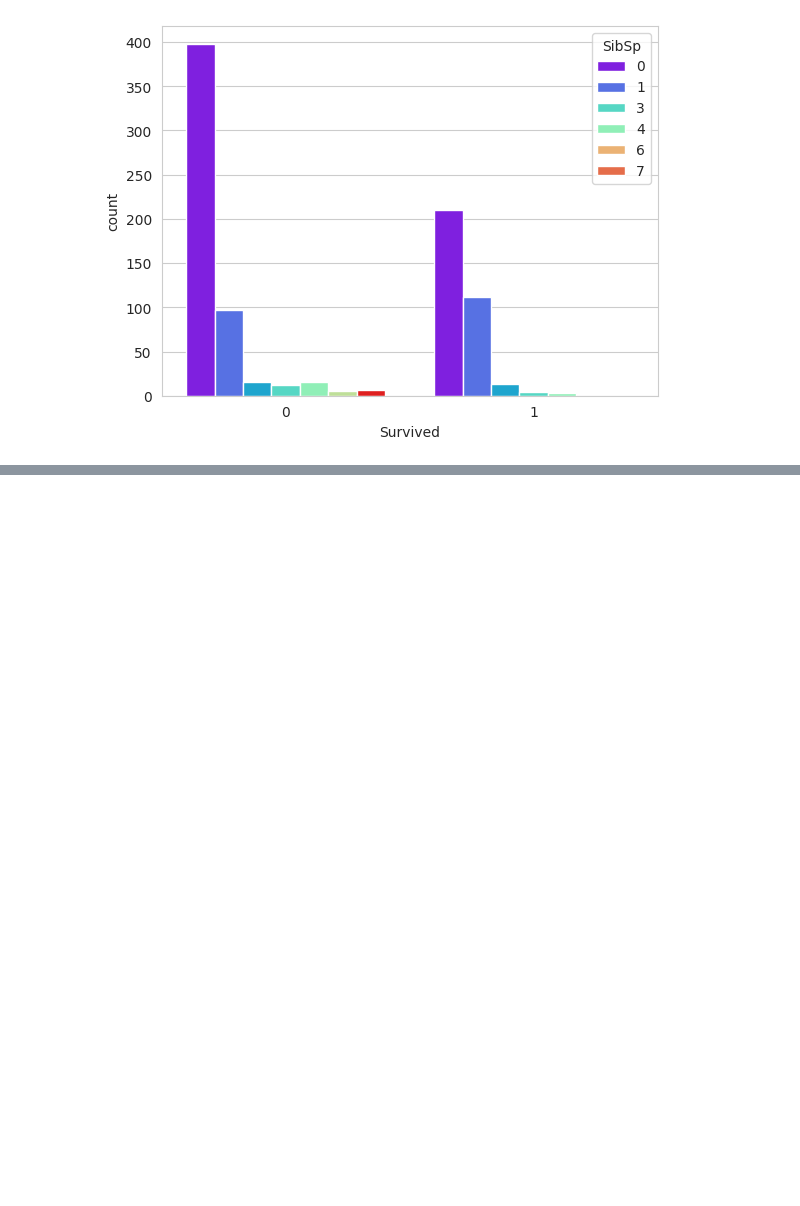
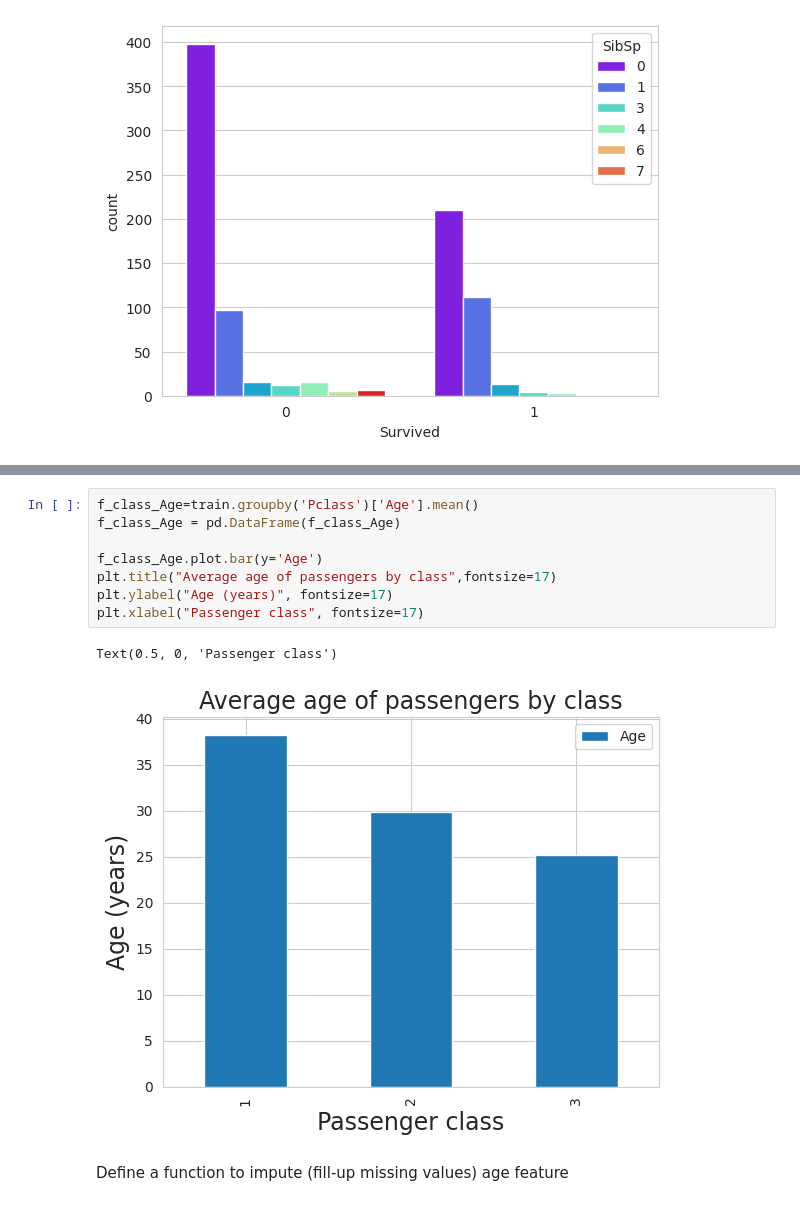
Before and after one commit to 2303A51161/AIML-2025BT17-18, a Jupyter notebook: AIML_A5.ipynb, the cells around one changed output, grey strips where cells are left out. Saved outputs shown, nothing was run; the diff lists cells and outputs as text; blank space fills up the shorter version.

```diff
--- a/AIML_A5.ipynb
+++ b/AIML_A5.ipynb
@@ -91,0 +112,13 @@ sns.countplot(x='Survived',hue='SibSp',data=train,palette='rainbow')
+# %%
+f_class_Age=train.groupby('Pclass')['Age'].mean()
+f_class_Age = pd.DataFrame(f_class_Age)
+
+f_class_Age.plot.bar(y='Age')
+plt.title("Average age of passengers by class",fontsize=17)
+plt.ylabel("Age (years)", fontsize=17)
+plt.xlabel("Passenger class", fontsize=17)
+# %% [output]
+Text(0.5, 0, 'Passenger class')
+[figure, added]
+# %% [markdown]
+Define a function to impute (fill-up missing values) age feature
```
Also changed, not shown: parts of 16 cells of this notebook.
